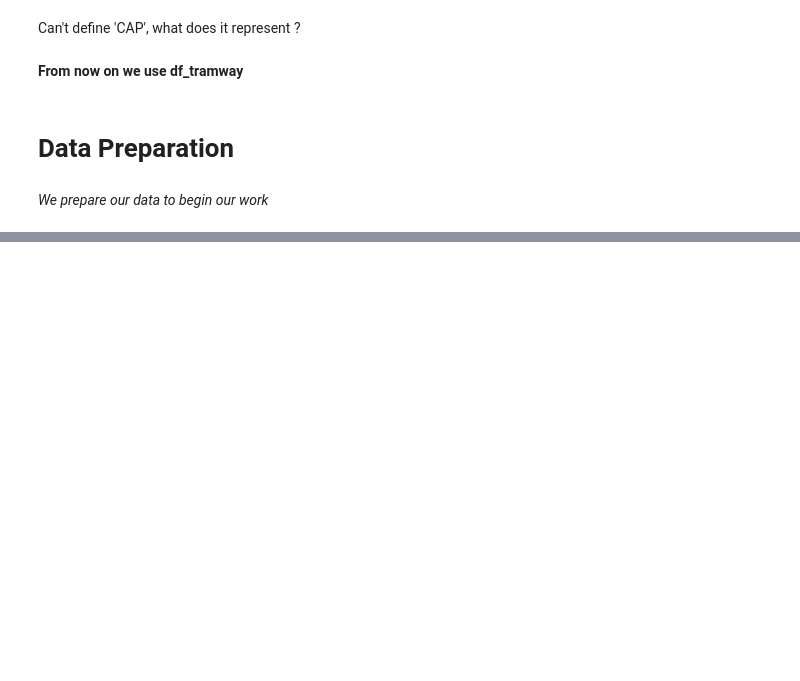
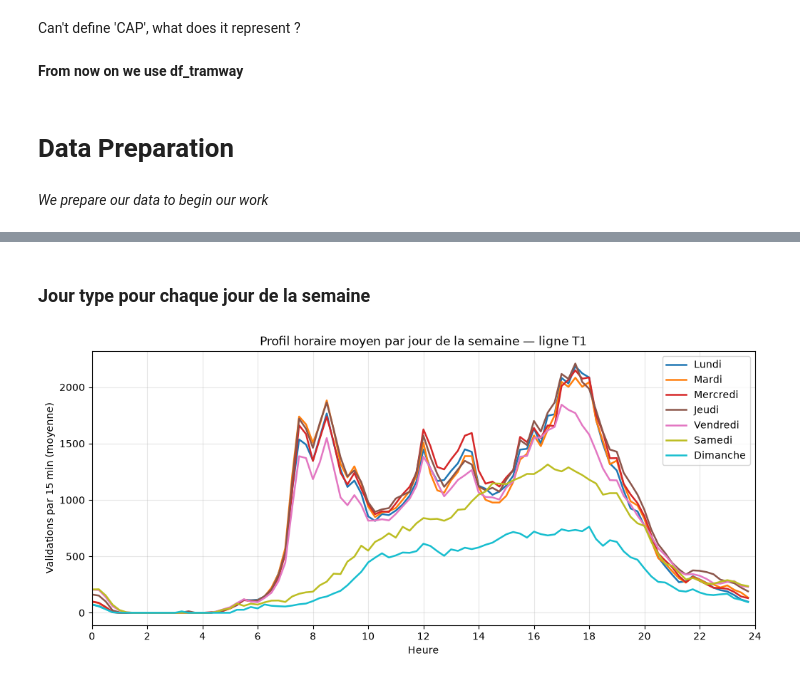
Before and after one commit to chloeruiz0300/Project, a Jupyter notebook: Notebooks/Exploration_data.ipynb, the cells around one changed output, grey strips where cells are left out. Cells and saved outputs as stored; diff of their text form; code cells hidden in the pictures; blank space fills up the shorter version.

```diff
--- a/Notebooks/Exploration_data.ipynb
+++ b/Notebooks/Exploration_data.ipynb
@@ -165,0 +168,3 @@ Can't define 'CAP', what does it represent ?
+# %%
+df_tramway_1 = df_tramway[df_tramway['COD_LIG_CLI']=='T1']
+df_tramway_1
@@ -165,0 +207,5 @@ Can't define 'CAP', what does it represent ?
+# %%
+df_tramway_1['Jour du mois'] = pd.to_datetime(df_tramway_1['VAL_DATE']).dt.day
+df_tramway_1['Jour de la semaine'] = pd.to_datetime(df_tramway_1['VAL_DATE']).dt.weekday
+
+df_tramway_1
@@ -165,0 +249,23 @@ Can't define 'CAP', what does it represent ?
+# %%
+FIN_PERIODE = pd.Timestamp('2020-03-16')   # début de la chute liée au Covid
+JOURS = ['Lundi', 'Mardi', 'Mercredi', 'Jeudi', 'Vendredi', 'Samedi', 'Dimanche']
+
+df_t1 = df_tramway_1[df_tramway_1['VAL_DATE'] < FIN_PERIODE]
+
+# Flux total de la ligne par créneau de 15 min
+flux = df_t1.groupby('VAL_DATE')['Flow'].sum()
+
+# Grille complète de créneaux (jours entiers) : créneau absent = 0 validation
+grille = pd.date_range(flux.index.min().normalize(),
+                       flux.index.max().normalize() + pd.Timedelta(hours=23, minutes=45),
+                       freq='15min')
+flux = flux.reindex(grille, fill_value=0).rename('Flow').to_frame()
+
+flux['date'] = flux.index.normalize()
+flux['heure'] = flux.index.hour + flux.index.minute / 60
+flux['jour_semaine'] = flux.index.weekday
+flux['type_jour'] = np.select([flux['jour_semaine'] < 5, flux['jour_semaine'] == 5],
+                              ['Lundi–vendredi', 'Samedi'], 'Dimanche')
+flux['heure_semaine'] = flux['jour_semaine'] * 24 + flux['heure']
+flux['debut_semaine'] = flux['date'] - pd.to_timedelta(flux['jour_semaine'], unit='D')
+flux.head()
@@ -165,0 +279,16 @@ Can't define 'CAP', what does it represent ?
+# %% [markdown]
+### Jour type pour chaque jour de la semaine
+# %%
+profil_js = flux.pivot_table(index='heure', columns='jour_semaine', values='Flow', aggfunc='mean')
+profil_js.columns = [JOURS[j] for j in profil_js.columns]
+
+ax = profil_js.plot(figsize=(12, 5), lw=1.8, cmap='tab10')
+ax.set_xlim(0, 24)
+ax.set_xticks(range(0, 25, 2))
+ax.set_xlabel('Heure')
+ax.set_ylabel('Validations par 15 min (moyenne)')
+ax.set_title('Profil horaire moyen par jour de la semaine — ligne T1')
+ax.grid(alpha=0.3)
+plt.show()
+# %% [output]
+[figure, added]
```
Also changed, not shown: parts of 18 cells of this notebook, 1 other file.
